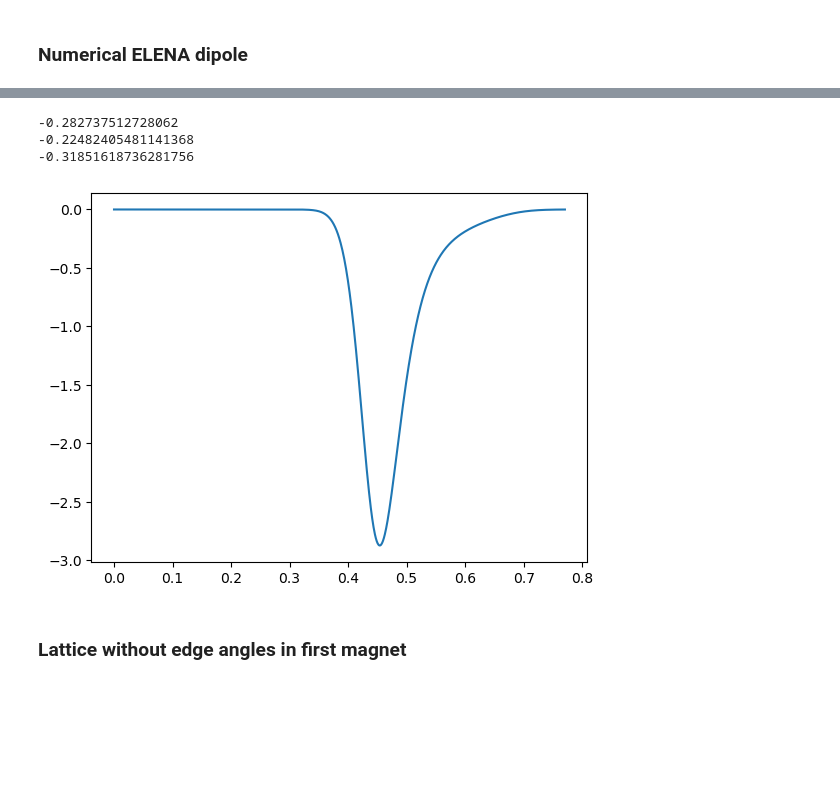
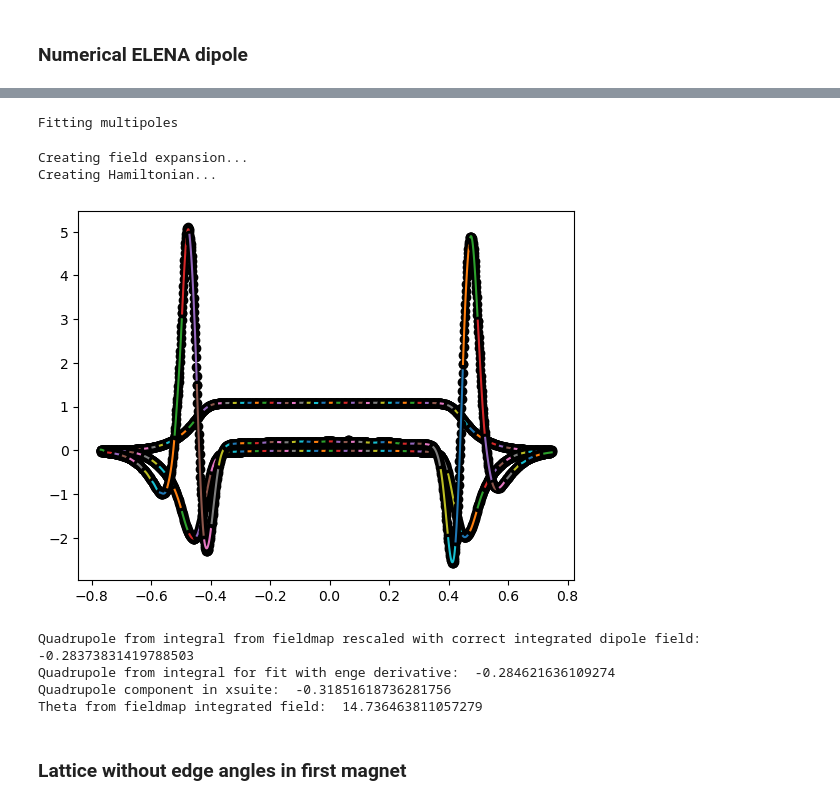
Before and after one commit to xsuite/bpmeth, a Jupyter notebook: examples/ELENA/ring/ELENA_with_numerical_dipoles.ipynb, the cells around one changed output, grey strips where cells are left out. Drawn from its saved outputs; the diff is of its cells as text; code cells hidden in the pictures; blank space fills up the shorter version.

```diff
--- a/examples/ELENA/ring/ELENA_with_numerical_dipoles.ipynb
+++ b/examples/ELENA/ring/ELENA_with_numerical_dipoles.ipynb
@@ -92,14 +85,21 @@ Creating Hamiltonian...
+# %%
+dipole_splines = bpmeth.MagnetFromFieldmap(data, 1/rho, l_magn, design_field=1/rho, order=3, hgap=apt/2, nphi=2, plot=True, step=25)
+# %% [output]
+Fitting multipoles
+Creating field expansion...
+Creating Hamiltonian...
+[figure, added]
 # %%
 ss = np.linspace(0, dipole.smax, 1000)
-plt.plot(ss, [dipole.b_out[1].subs({dipole.s:sss}) for sss in ss])
-print(np.trapezoid([dipole.b_out[1].subs({dipole.s:sss}) for sss in ss], ss))
-print(dipole.fieldmap.integratedfield(3)[1])
-print(-1/rho*np.tan(theta_E))
+print("Quadrupole from integral from fieldmap rescaled with correct integrated dipole field: ", dipole.fieldmap.integratedfield(3, zmin=0)[1])
+print("Quadrupole from integral for fit with enge derivative: ", np.trapezoid([dipole.b_out[1].subs({dipole.s:sss}) for sss in ss], ss))
+print("Quadrupole component in xsuite: ", -1/rho*np.tan(theta_E))
+print("Theta from fieldmap integrated field: ", np.arctan(-rho*(dipole.fieldmap.integratedfield(3, zmin=0)[1]))*180/np.pi)
 # %% [output]
--0.282737512728062
--0.22482405481141368
--0.31851618736281756
+Quadrupole from integral from fieldmap rescaled with correct integrated dipole field:  -0.28373831419788503
+Quadrupole from integral for fit with enge derivative:  -0.284621636109274
+Quadrupole component in xsuite:  -0.31851618736281756
+Theta from fieldmap integrated field:  14.736463811057279
-[figure, removed]
 # %% [markdown]
 ### Lattice without edge angles in first magnet
 # %%
```
Also changed, not shown: parts of 4 cells of this notebook, 4 other files.
